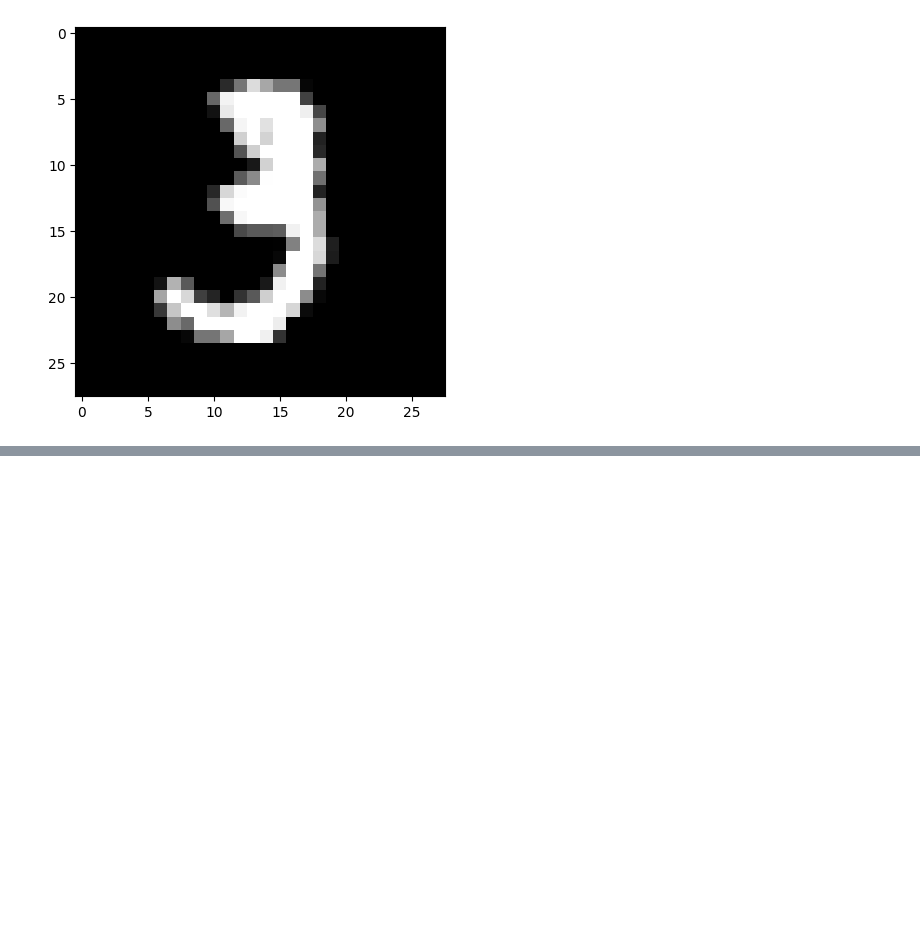
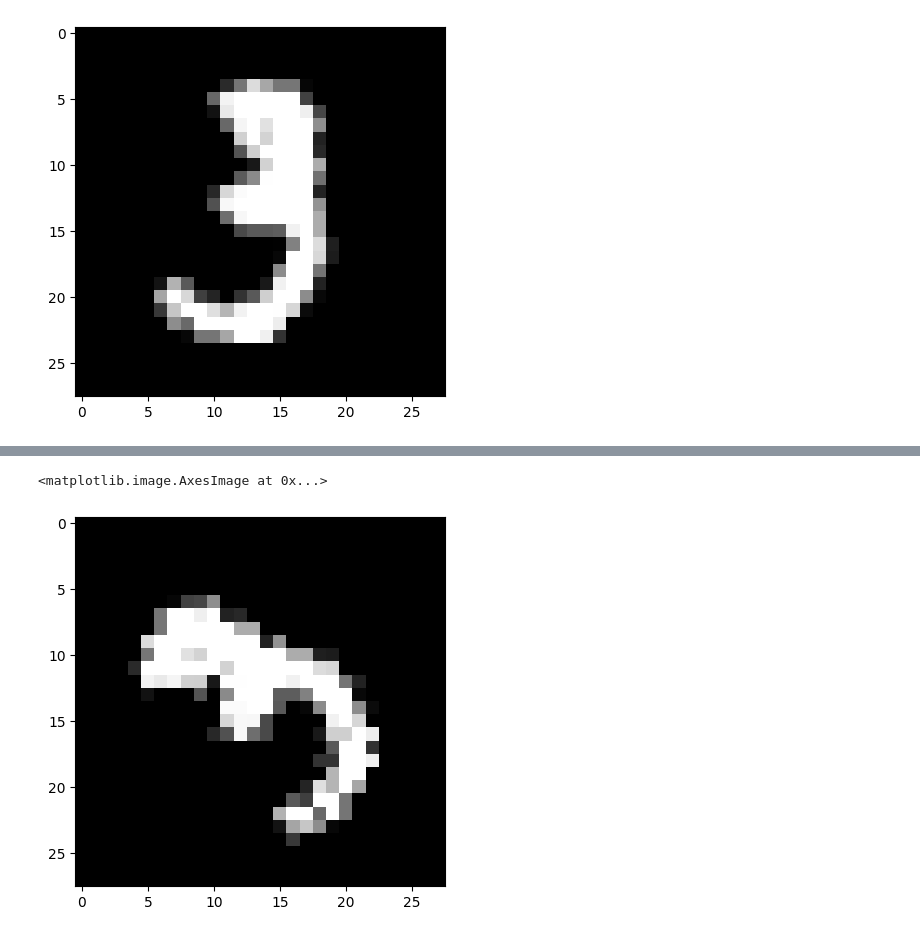
Before and after one commit to berkasin01/mnist_digit_classifier, a Jupyter notebook: mnist_cnn.ipynb, the cells around one changed output, grey strips where cells are left out. Cells and saved outputs as stored; diff of their text form; code cells hidden in the pictures; blank space fills up the shorter version.

```diff
--- a/mnist_cnn.ipynb
+++ b/mnist_cnn.ipynb
@@ -68,0 +67,8 @@ print(torchvision.__version__)
+# %%
+Horizontal_Flipping_Transformation = transforms.Compose([
+    transforms.ToPILImage(),
+    transforms.RandomHorizontalFlip(p=0.5)
+])
+img = img.astype("uint8")
+flipped_img = Horizontal_Flipping_Transformation(img)
+plt.imshow(np.array(flipped_img), cmap="gray")
@@ -68,0 +78,11 @@ print(torchvision.__version__)
+# %%
+Rotate_Transformation = transforms.Compose([
+    transforms.ToPILImage(),
+    transforms.RandomRotation(degrees=66)
+])
+
+rotated_img = Rotate_Transformation(img)
+plt.imshow(rotated_img,cmap="gray")
+# %% [output]
+<matplotlib.image.AxesImage at 0x...>
+[figure, added]
```
Also changed, not shown: parts of 5 cells of this notebook.
